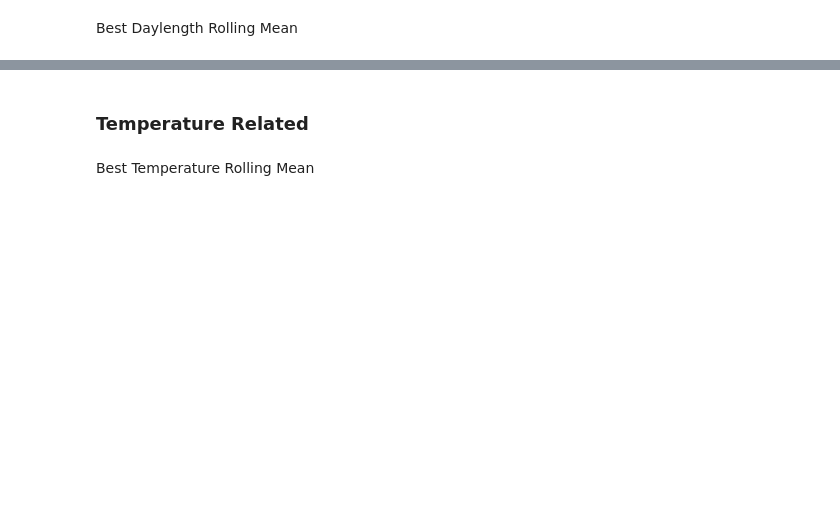
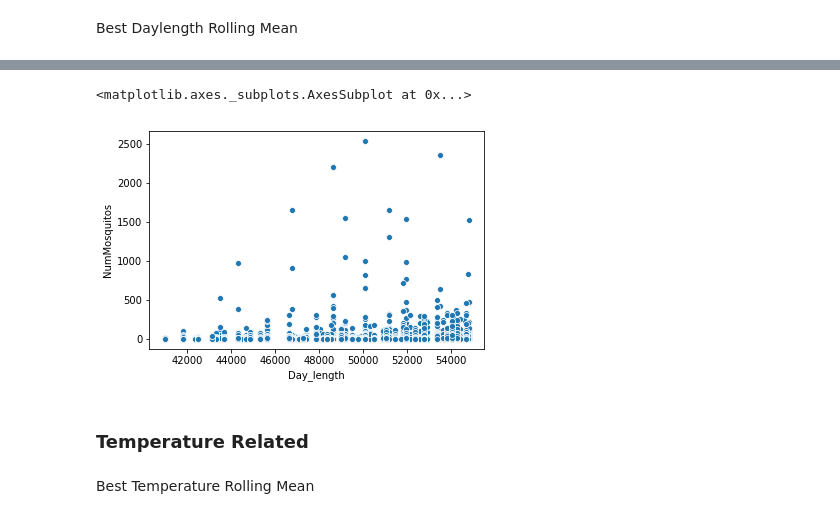
Before and after one commit to camarenad/wnv_prevention, a Jupyter notebook: jj/EDA_Merged_Data_JJ.ipynb, the cells around one changed output, grey strips where cells are left out. Drawn from its saved outputs; the diff is of its cells as text; code cells hidden in the pictures; blank space fills up the shorter version.

```diff
--- a/jj/EDA_Merged_Data_JJ.ipynb
+++ b/jj/EDA_Merged_Data_JJ.ipynb
@@ -78,3 +91,8 @@ hi_corr(df['Day_length'], df['NumMosquitos'], rm_min=1, rm_max=7, min_val=20, ma
+# %%
+sns.scatterplot(df['Day_length'].rolling(1).mean().shift(40).dropna(), df['NumMosquitos'].drop(df['NumMosquitos'].index[:40]))
+# %% [output]
+<matplotlib.axes._subplots.AxesSubplot at 0x...>
+[figure, added]
 # %% [markdown]
 ### Temperature Related
 # %% [markdown]
```
Also changed, not shown: parts of 47 cells of this notebook, 2 other files.
